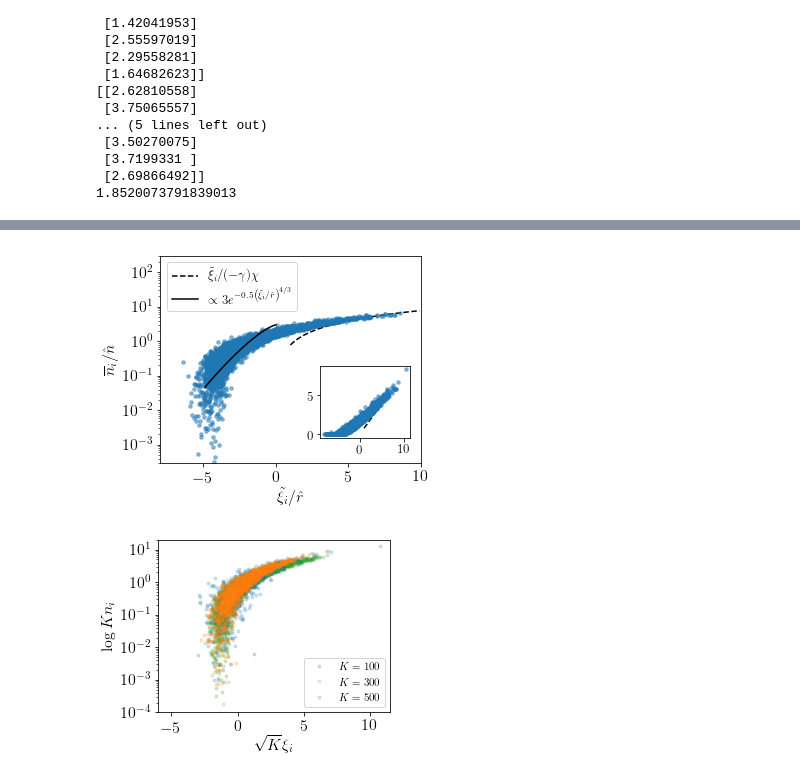
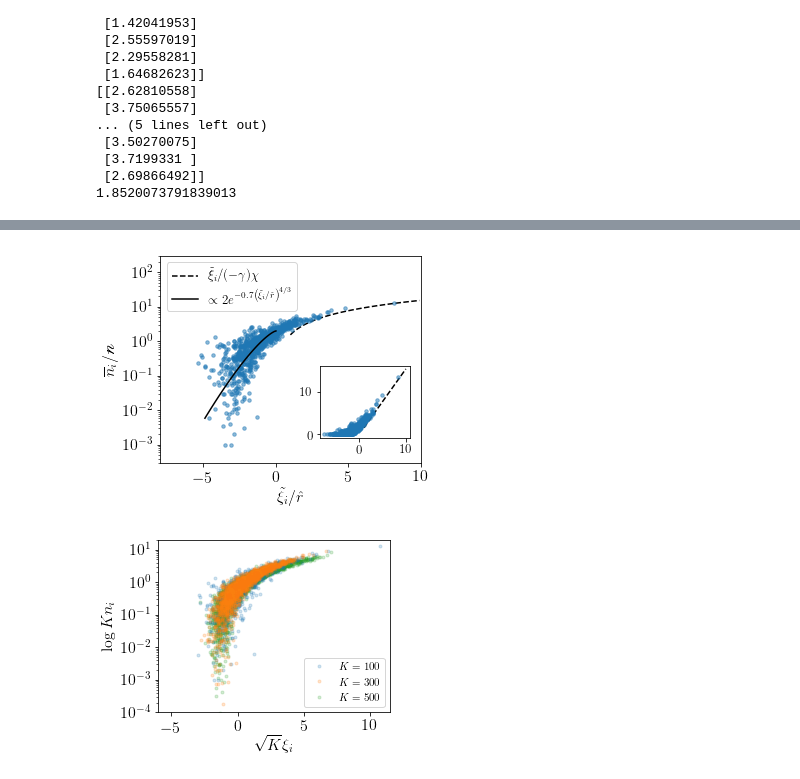
Before and after one commit to eco-theory/Island-eco-figures, a Jupyter notebook: Figure_plotting_2019_02.ipynb, the cells around one changed output, grey strips where cells are left out. Saved outputs shown, nothing was run; the diff lists cells and outputs as text; code cells hidden in the pictures.

```diff
--- a/Figure_plotting_2019_02.ipynb
+++ b/Figure_plotting_2019_02.ipynb
@@ -1411,8 +1412,9 @@ plt.yscale('log')
 # %%
-
-n_mean_array = n_mean_array3
-bias_with_lambda = bias_array3 - lambda_array3
-chi = chi3*.8
+plt.rc('text', usetex=True)
+plt.rc('text.latex', preamble=r'\usepackage{amsmath}\usepackage[scr=boondox]{mathalfa}')
+n_mean_array = n_mean_array1
+bias_with_lambda = bias_array1 - lambda_array1
+chi = chi1
 
 plt.figure(figsize=(5,4))
 plt.plot(bias_with_lambda.flatten(),n_mean_array.flatten(),'.',markersize = 7,zorder=-1,alpha=0.5)
@@ -1420,8 +1422,8 @@ plt.plot(bias_with_lambda.flatten(),n_mean_array.flatten(),'.',markersize = 7,zo
 xvec = np.arange(1,10,.1)
 plt.plot(xvec,-xvec/(gamma*chi),'k--',zorder=-2,label=r'$\tilde{\xi_i}/(-\gamma)\chi$')
 xvec = np.arange(0,5,.1)
-a = 3
-b = 0.5
+a = 2
+b = 0.7
 plt.plot(-xvec, a*np.exp(-b*xvec**(4/3)),'k',label=r'$\propto {a}e^{{-{b}\left(\tilde{{\xi_i}}/\hat{{r}}\right)^{{4/3}}}}$'.format(a=a,b=b))
 
 # plt.yscale('log')
@@ -1429,41 +1431,40 @@ plt.ylim((3e-4,300))
 plt.xlim((-8,10))
 
 plt.yscale('log')
-plt.ylabel(r'$\overline{n}_i / \hat{n}$')
+plt.ylabel(r'$ \overline{n}_i / \mathscr{n}$')
 plt.xlabel(r'$\tilde{\xi}_i/\hat{r}$')
 plt.legend(loc=2,ncol = 1, prop={'size':13})
 
 plt.tight_layout()
 
 ax1 = plt.axes([.65,.3,.25,.25])
 
 ax1.plot(bias_with_lambda.flatten(),n_mean_array.flatten(),'.',markersize = 7,zorder=-1,alpha=0.5)
 
-xvec = np.arange(1,5,.1)
+xvec = np.arange(1,10,.1)
 ax1.plot(xvec,-xvec/(gamma*chi),'k--',zorder=-2,label=r'$\tilde{\xi_i}/(-\gamma)\chi$')
 
 ax1.tick_params(axis='both', which='major', labelsize=13)
 
-
-# plt.savefig('figures/nave_vs_bias_K300_M20.pdf')
+plt.savefig('figures/nave_vs_bias_K100_M20_script.pdf')
 
 # plt.figure(figsize=(5,4))
 # plt.plot(bias_with_lambda1.flatten(),n_mean_array1.flatten(),'.',zorder=-1,alpha=0.2,label='K=100')
 
 # xvec = np.arange(0,5,.1)
 # plt.plot(-xvec, 2*np.exp(-0.7*xvec**(4/3)))
 
 # plt.yscale('log')
 # plt.ylim((3e-4,30))
 # plt.xlim((-7,7))
 
 # plt.ylabel(r'$\log K n_i$')
 # plt.xlabel(r'$\sqrt{K}(\xi_i - \lambda)$')
 # plt.legend(prop={'size':12})
 
 # plt.tight_layout()
 # %% [output]
-[figure, old version]
+[figure, new version]
 # %%
 
 plt.figure(figsize=(4.5,3.5))
```
Also changed, not shown: parts of 3 cells of this notebook, 2 other files.
